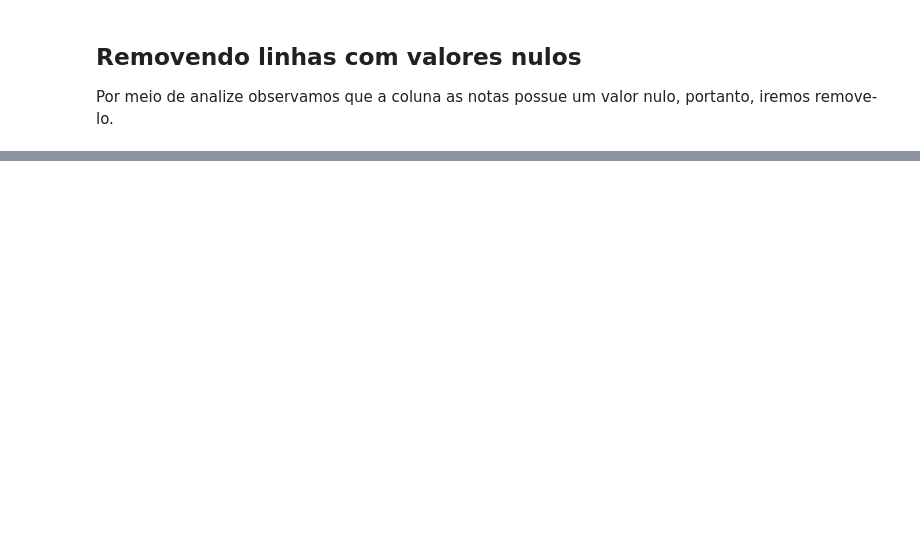
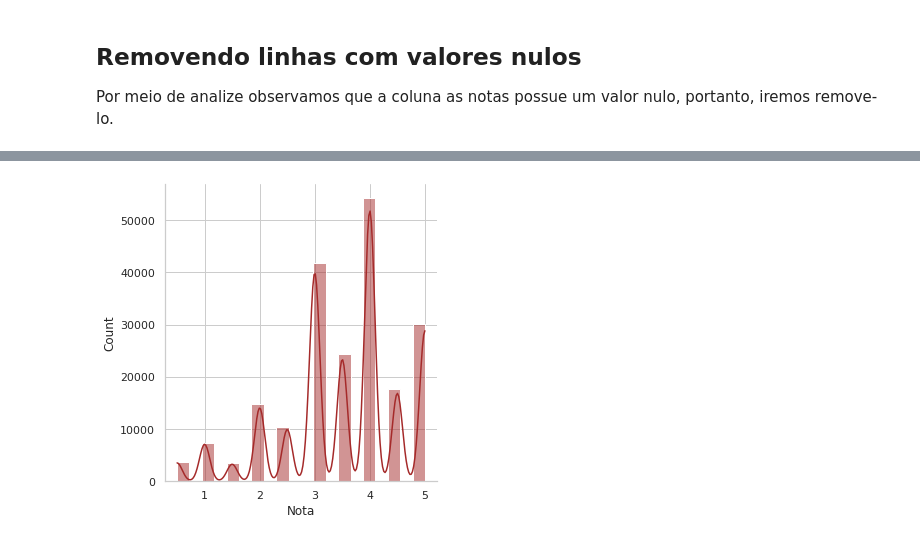
Before and after one commit to arthur-ogibowski/AnaliseExploratoria, a Jupyter notebook: DatasetLimpo/notebooks_Projeto_Ciencia_de_dados'_Dataset_LimpezaDeDados.ipynb, the cells around one changed output, grey strips where cells are left out. Saved outputs shown, nothing was run; the diff lists cells and outputs as text; code cells hidden in the pictures; blank space fills up the shorter version.

```diff
--- a/DatasetLimpo/notebooks_Projeto_Ciencia_de_dados'_Dataset_LimpezaDeDados.ipynb
+++ b/DatasetLimpo/notebooks_Projeto_Ciencia_de_dados'_Dataset_LimpezaDeDados.ipynb
@@ -130,0 +151,4 @@ df.head()
+# %%
+sns.displot(df['Nota'], bins=20, color="brown", kde=True);
+# %% [output]
+[figure, added]
```
Also changed, not shown: parts of 17 cells of this notebook.
